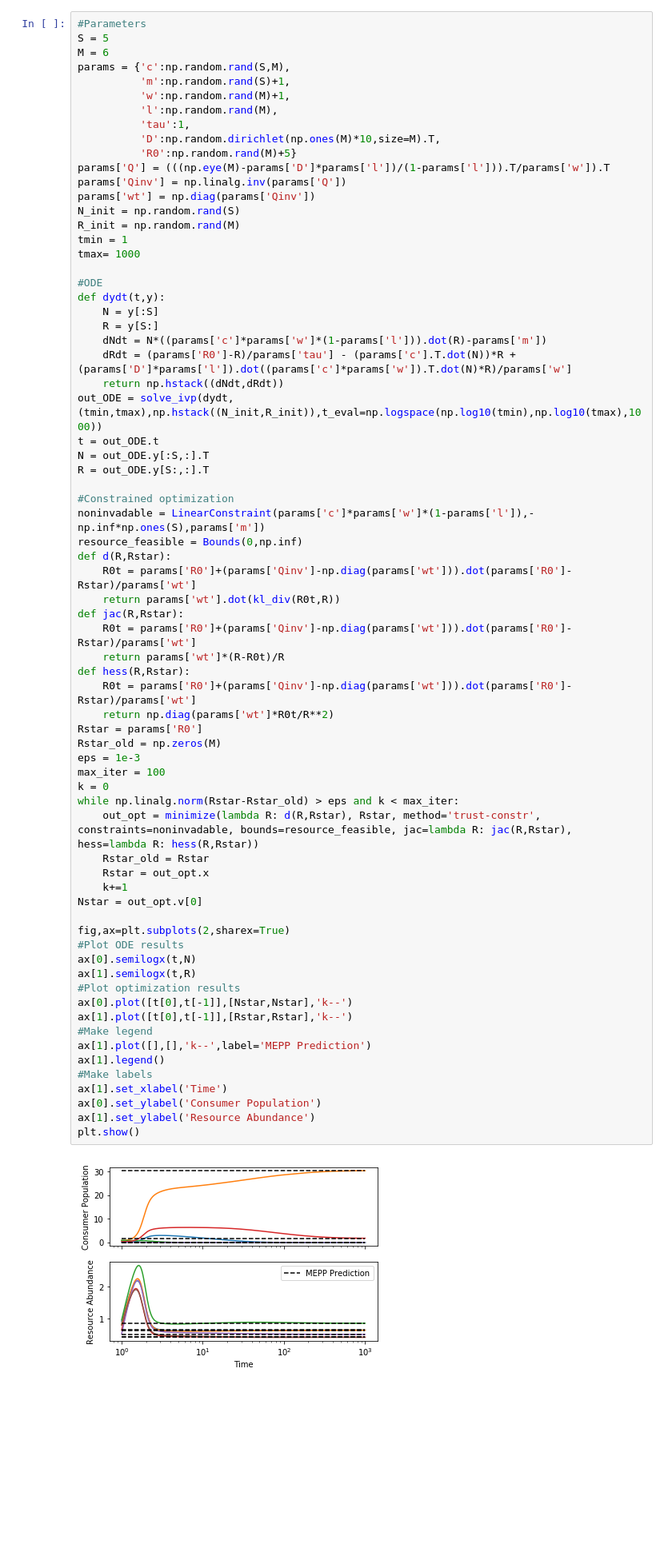
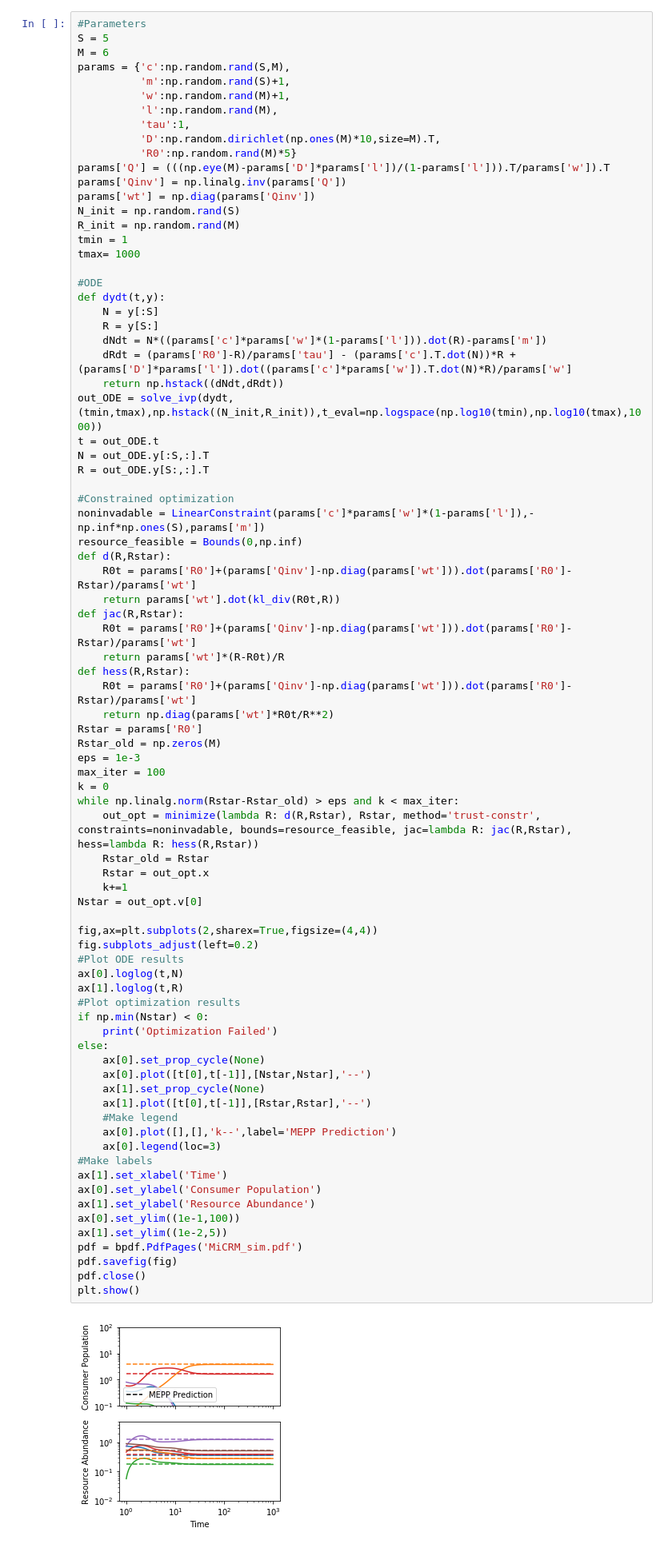
Before and after one commit to Emergent-Behaviors-in-Biology/mepp, a Jupyter notebook: Examples.ipynb, the cells around one changed output. Shown at 80% size. Drawn from its saved outputs; the diff is of its cells as text; blank space fills up the shorter version.

```diff
--- a/Examples.ipynb
+++ b/Examples.ipynb
@@ -824,7 +938,7 @@ params = {'c':np.random.rand(S,M),
           'l':np.random.rand(M),
           'tau':1,
           'D':np.random.dirichlet(np.ones(M)*10,size=M).T,
-          'R0':np.random.rand(M)+5}
+          'R0':np.random.rand(M)*5}
 params['Q'] = (((np.eye(M)-params['D']*params['l'])/(1-params['l'])).T/params['w']).T
 params['Qinv'] = np.linalg.inv(params['Q'])
 params['wt'] = np.diag(params['Qinv'])
@@ -850,39 +964,50 @@ noninvadable = LinearConstraint(params['c']*params['w']*(1-params['l']),-np.inf*
 resource_feasible = Bounds(0,np.inf)
 def d(R,Rstar):
     R0t = params['R0']+(params['Qinv']-np.diag(params['wt'])).dot(params['R0']-Rstar)/params['wt']
     return params['wt'].dot(kl_div(R0t,R))
 def jac(R,Rstar):
     R0t = params['R0']+(params['Qinv']-np.diag(params['wt'])).dot(params['R0']-Rstar)/params['wt']
     return params['wt']*(R-R0t)/R
 def hess(R,Rstar):
     R0t = params['R0']+(params['Qinv']-np.diag(params['wt'])).dot(params['R0']-Rstar)/params['wt']
     return np.diag(params['wt']*R0t/R**2)
 Rstar = params['R0']
 Rstar_old = np.zeros(M)
 eps = 1e-3
 max_iter = 100
 k = 0
 while np.linalg.norm(Rstar-Rstar_old) > eps and k < max_iter:
     out_opt = minimize(lambda R: d(R,Rstar), Rstar, method='trust-constr', constraints=noninvadable, bounds=resource_feasible, jac=lambda R: jac(R,Rstar), hess=lambda R: hess(R,Rstar))
     Rstar_old = Rstar
     Rstar = out_opt.x
     k+=1
 Nstar = out_opt.v[0]
 
-fig,ax=plt.subplots(2,sharex=True)
+fig,ax=plt.subplots(2,sharex=True,figsize=(4,4))
+fig.subplots_adjust(left=0.2)
 #Plot ODE results
-ax[0].semilogx(t,N)
-ax[1].semilogx(t,R)
+ax[0].loglog(t,N)
+ax[1].loglog(t,R)
 #Plot optimization results
-ax[0].plot([t[0],t[-1]],[Nstar,Nstar],'k--')
-ax[1].plot([t[0],t[-1]],[Rstar,Rstar],'k--')
-#Make legend
-ax[1].plot([],[],'k--',label='MEPP Prediction')
-ax[1].legend()
+if np.min(Nstar) < 0:
+    print('Optimization Failed')
+else:
+    ax[0].set_prop_cycle(None)
+    ax[0].plot([t[0],t[-1]],[Nstar,Nstar],'--')
+    ax[1].set_prop_cycle(None)
+    ax[1].plot([t[0],t[-1]],[Rstar,Rstar],'--')
+    #Make legend
+    ax[0].plot([],[],'k--',label='MEPP Prediction')
+    ax[0].legend(loc=3)
 #Make labels
 ax[1].set_xlabel('Time')
 ax[0].set_ylabel('Consumer Population')
 ax[1].set_ylabel('Resource Abundance')
+ax[0].set_ylim((1e-1,100))
+ax[1].set_ylim((1e-2,5))
+pdf = bpdf.PdfPages('MiCRM_sim.pdf')
+pdf.savefig(fig)
+pdf.close()
 plt.show()
 # %% [output]
-[figure, old version]
+[figure, new version]
```
Also changed, not shown: parts of 8 cells of this notebook, 8 other files.
